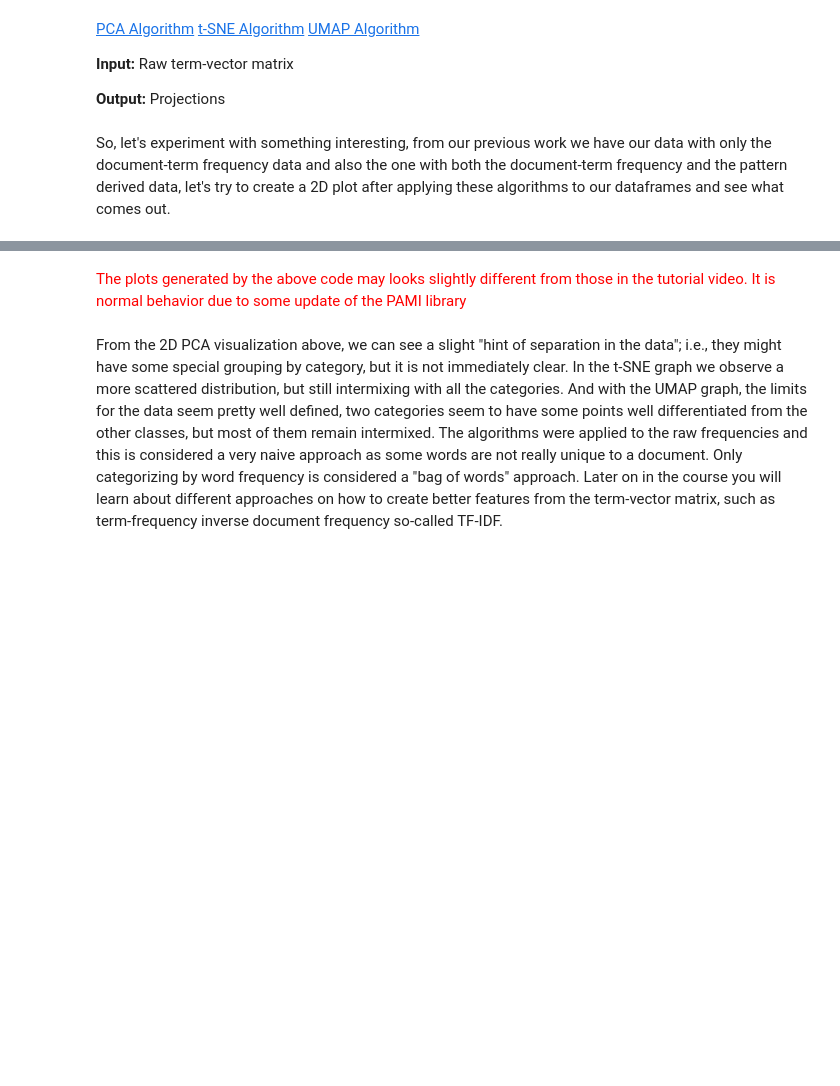
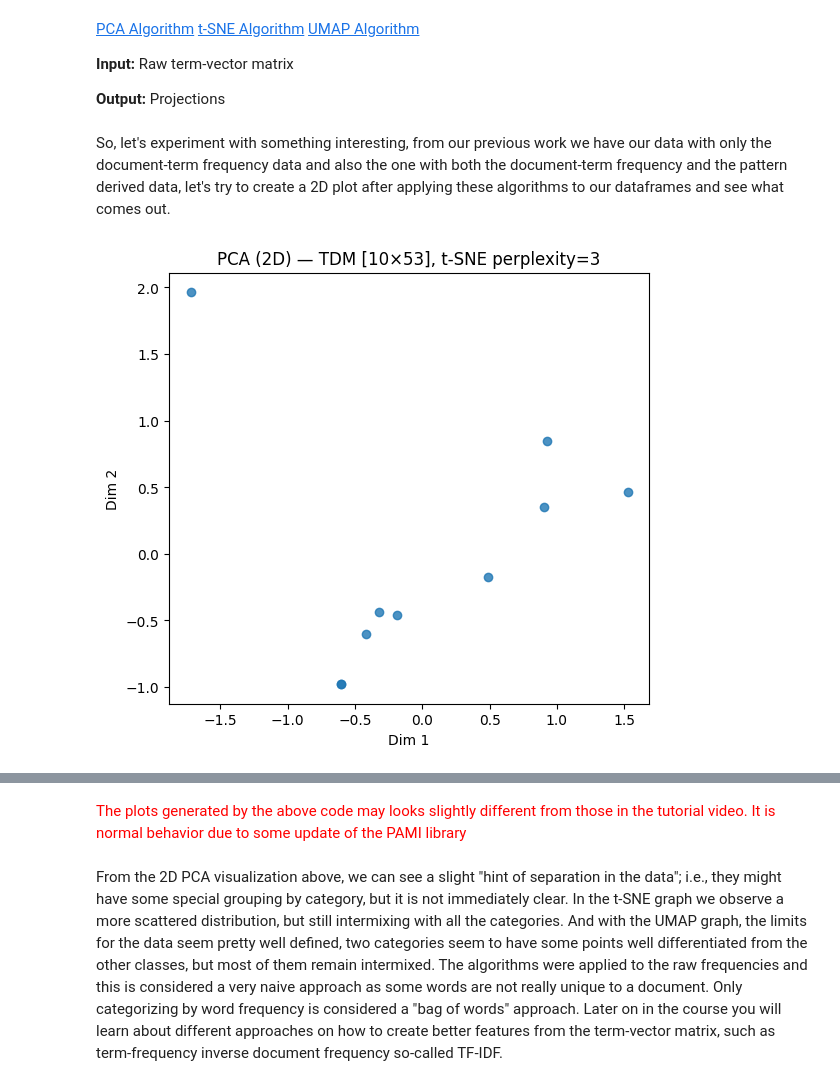
Before and after one commit to Slee08-tech/DM2025-Lab1-Announcement, a Jupyter notebook: notebook7855510629.ipynb, the cells around one changed output, grey strips where cells are left out. Cells and saved outputs as stored; diff of their text form; code cells hidden in the pictures; blank space fills up the shorter version.

```diff
--- a/notebook7855510629.ipynb
+++ b/notebook7855510629.ipynb
@@ -2024,15 +2120,87 @@ These methods will be applied to visualize our data more effectively, each offer
 **Output:** Projections
 # %% [markdown]
 So, let's experiment with something interesting, from our previous work we have our data with only the document-term frequency data and also the one with both the document-term frequency and the pattern derived data, let's try to create a 2D plot after applying these algorithms to our dataframes and see what comes out.
-# %%
-#Applying dimensionality reduction with only the document-term frequency data
-from sklearn.decomposition import PCA
-from sklearn.manifold import TSNE
-import umap
-import matplotlib.pyplot as plt
-
-#This might take a couple of minutes to execute
-# Apply PCA, t-SNE, and UMAP to the data
-X_pca_tdm = PCA(n_components=2).fit_transform(tdm_df.values)
-X_tsne_tdm = TSNE(n_components=2).fit_transform(tdm_df.values)
-X_umap_tdm = umap.UMAP(n_components=2).fit_transform(tdm_df.values)
+# %%
+# ================================
+# Robust PCA / t-SNE / UMAP on TDM
+# - Ensures tdm_df exists (builds it from X if needed)
+# - Cleans data (numeric, no NaNs, finite)
+# - Uses safe t-SNE perplexity for small datasets
+# - Runs PCA->tSNE pipeline (faster, stabler)
+# - Gracefully skips UMAP if unavailable
+# ================================
+import numpy as np
+import pandas as pd
+import matplotlib.pyplot as plt
+
+# 0) Make sure we have a term-document matrix called tdm_df
+if 'tdm_df' not in globals():
+    # Try to build from X['text']
+    try:
+        from sklearn.feature_extraction.text import CountVectorizer
+        assert 'X' in globals() and 'text' in X.columns, "Define X with a 'text' column or precompute tdm_df."
+        vect = CountVectorizer(stop_words='english')
+        X_counts = vect.fit_transform(X['text'].astype(str))
+        tdm_df = pd.DataFrame(X_counts.toarray(), columns=vect.get_feature_names_out())
+        print("Built tdm_df from X['text']:", tdm_df.shape)
+    except Exception as e:
+        raise RuntimeError("tdm_df is missing and could not be built automatically. "
+                           "Make sure tdm_df exists or X['text'] is available.") from e
+
+# 1) Basic sanity checks
+if tdm_df.shape[0] < 3:
+    raise ValueError(f"Need at least 3 documents for t-SNE/UMAP. Got n_samples={tdm_df.shape[0]}.")
+if tdm_df.shape[1] == 0:
+    raise ValueError("Your tdm_df has 0 columns after vectorization/filtering.")
+
+# 2) Clean the matrix (numeric, no NaN/inf), remove all-zero columns
+M = tdm_df.copy()
+M = M.select_dtypes(include=[np.number]).astype(np.float32)
+M = M.replace([np.inf, -np.inf], np.nan).fillna(0.0)
+nonzero_cols = (M.sum(axis=0) > 0)
+M = M.loc[:, nonzero_cols]
+if M.shape[1] == 0:
+    raise ValueError("All columns became zero after cleaning. Check your preprocessing/filters.")
+
+# 3) Choose safe perplexity for t-SNE
+n_samples = M.shape[0]
+safe_perp = max(2, min(30, n_samples//3 if n_samples//3 > 0 else 2))
+
+# 4) Dimensionality reduction
+from sklearn.decomposition import PCA
+from sklearn.manifold import TSNE
+
+# (a) PCA to 2D directly
+X_pca_tdm = PCA(n_components=2, random_state=42).fit_transform(M)
+
+# (b) PCA (50 comps) -> t-SNE (2D) for speed/stability
+pca_50 = min(50, M.shape[1], max(2, M.shape[0]-1))  # don’t exceed #features or (#samples-1)
+X_pca50 = PCA(n_components=pca_50, random_state=42).fit_transform(M)
+X_tsne_tdm = TSNE(n_components=2, random_state=42, perplexity=safe_perp, init='pca').fit_transform(X_pca50)
+
+# (c) UMAP (optional)
+try:
+    import umap  # from umap-learn
+    X_umap_tdm = umap.UMAP(n_components=2, random_state=42).fit_transform(M)
+    have_umap = True
+except Exception as _:
+    X_umap_tdm = None
+    have_umap = False
+    print("⚠️ UMAP not available in this environment. Skipping UMAP plot.")
+
+# 5) Quick plots
+def _scatter2d(X2, title):
+    plt.figure(figsize=(6.2, 5.6))
+    plt.scatter(X2[:,0], X2[:,1], s=36, alpha=0.8)
+    plt.title(title)
+    plt.xlabel("Dim 1"); plt.ylabel("Dim 2")
+    plt.show()
+
+_scatter2d(X_pca_tdm, f"PCA (2D) — TDM [{M.shape[0]}×{M.shape[1]}], t-SNE perplexity={safe_perp}")
+_scatter2d(X_tsne_tdm, f"t-SNE (2D) — PCA→tSNE, perplexity={safe_perp}")
+if have_umap and X_umap_tdm is not None:
+    _scatter2d(X_umap_tdm, "UMAP (2D) — TDM")
+
+print("✅ Done.")
+# %% [output]
+[figure, added]
```
Also changed, not shown: parts of 45 cells of this notebook.
